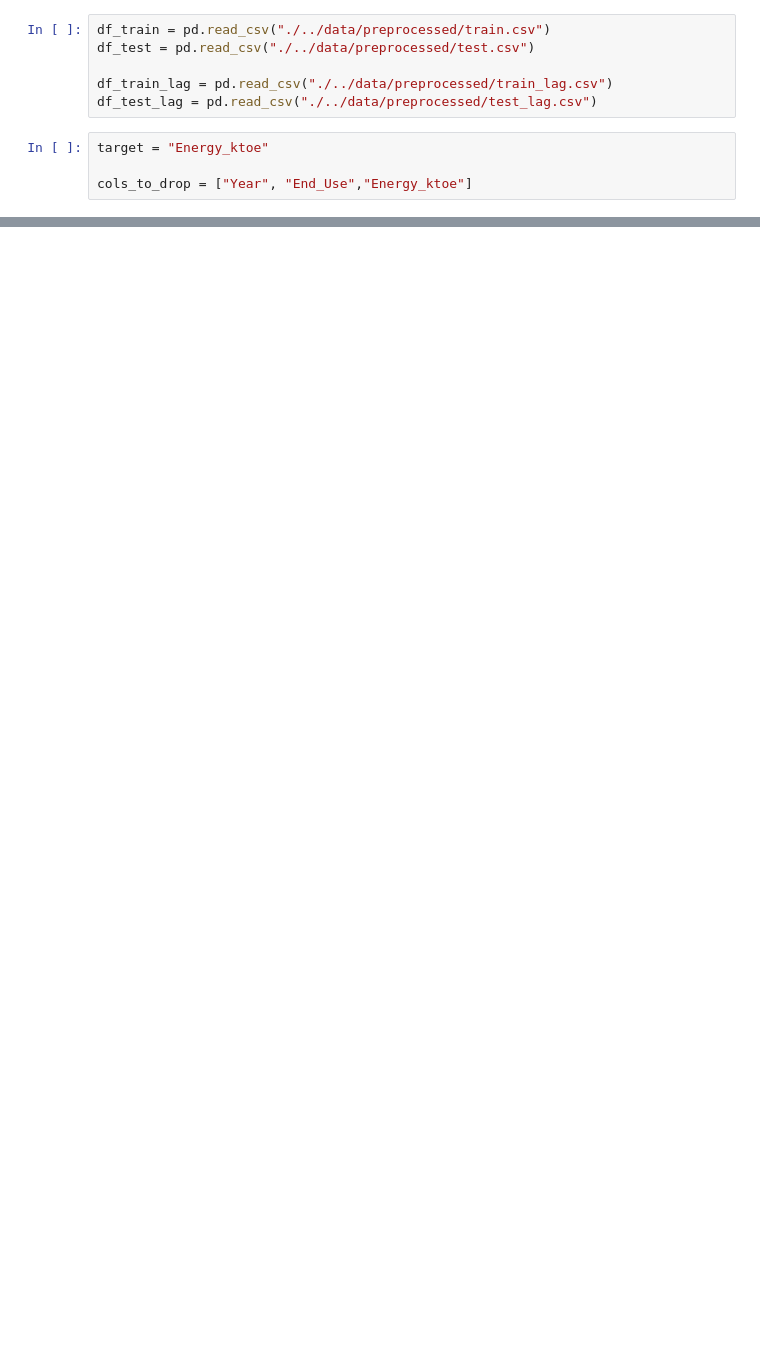
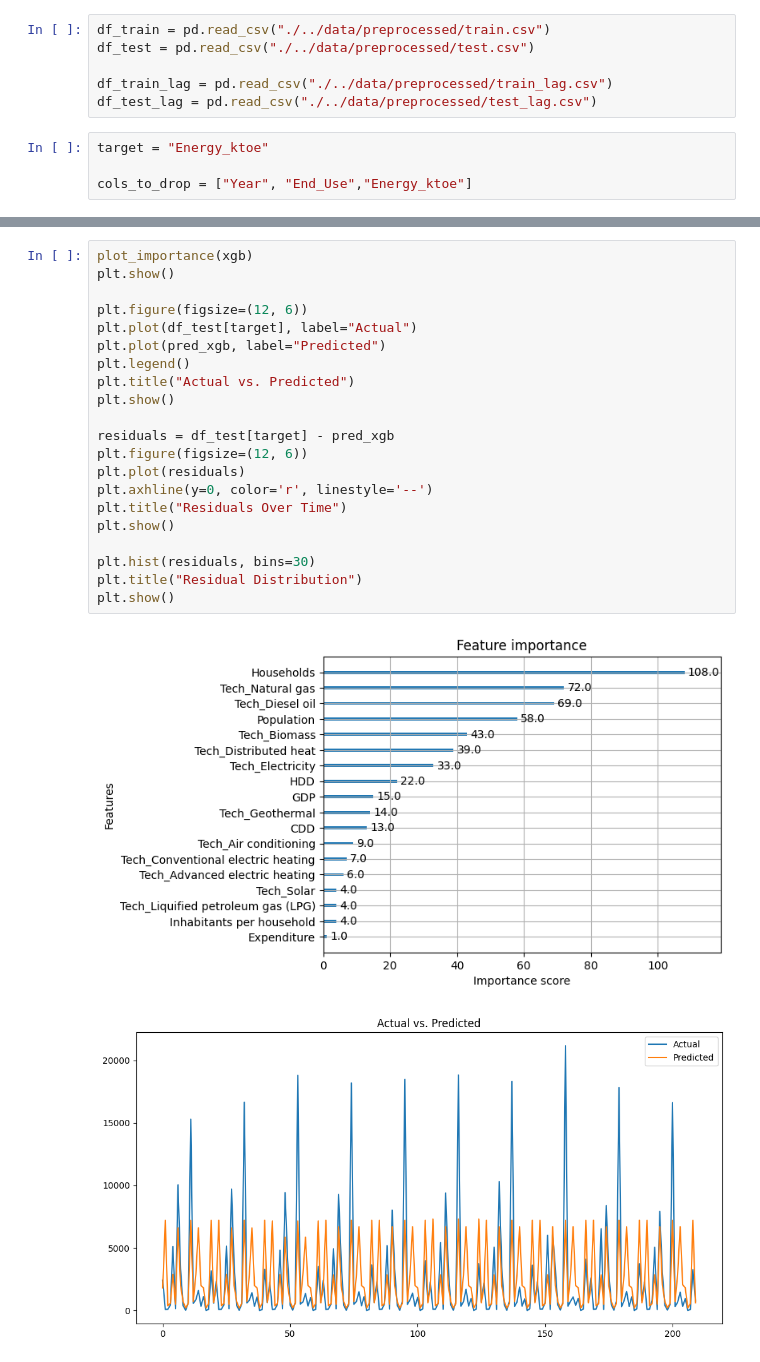
Before and after one commit to roozman/industry-decarbonization-forecast, a Jupyter notebook: notebooks/train.ipynb, the cells around one changed output, grey strips where cells are left out. Saved outputs shown, nothing was run; the diff lists cells and outputs as text; blank space fills up the shorter version.

```diff
--- a/notebooks/train.ipynb
+++ b/notebooks/train.ipynb
@@ -112,0 +227,24 @@ mape_xgb_lag
+# %%
+plot_importance(xgb)
+plt.show()
+
+plt.figure(figsize=(12, 6))
+plt.plot(df_test[target], label="Actual")
+plt.plot(pred_xgb, label="Predicted")
+plt.legend()
+plt.title("Actual vs. Predicted")
+plt.show()
+
+residuals = df_test[target] - pred_xgb
+plt.figure(figsize=(12, 6))
+plt.plot(residuals)
+plt.axhline(y=0, color='r', linestyle='--')
+plt.title("Residuals Over Time")
+plt.show()
+
+plt.hist(residuals, bins=30)
+plt.title("Residual Distribution")
+plt.show()
+# %% [output]
+[figure, added]
+[figure, added]
```
Also changed, not shown: parts of 20 cells of this notebook, 4 other files.
